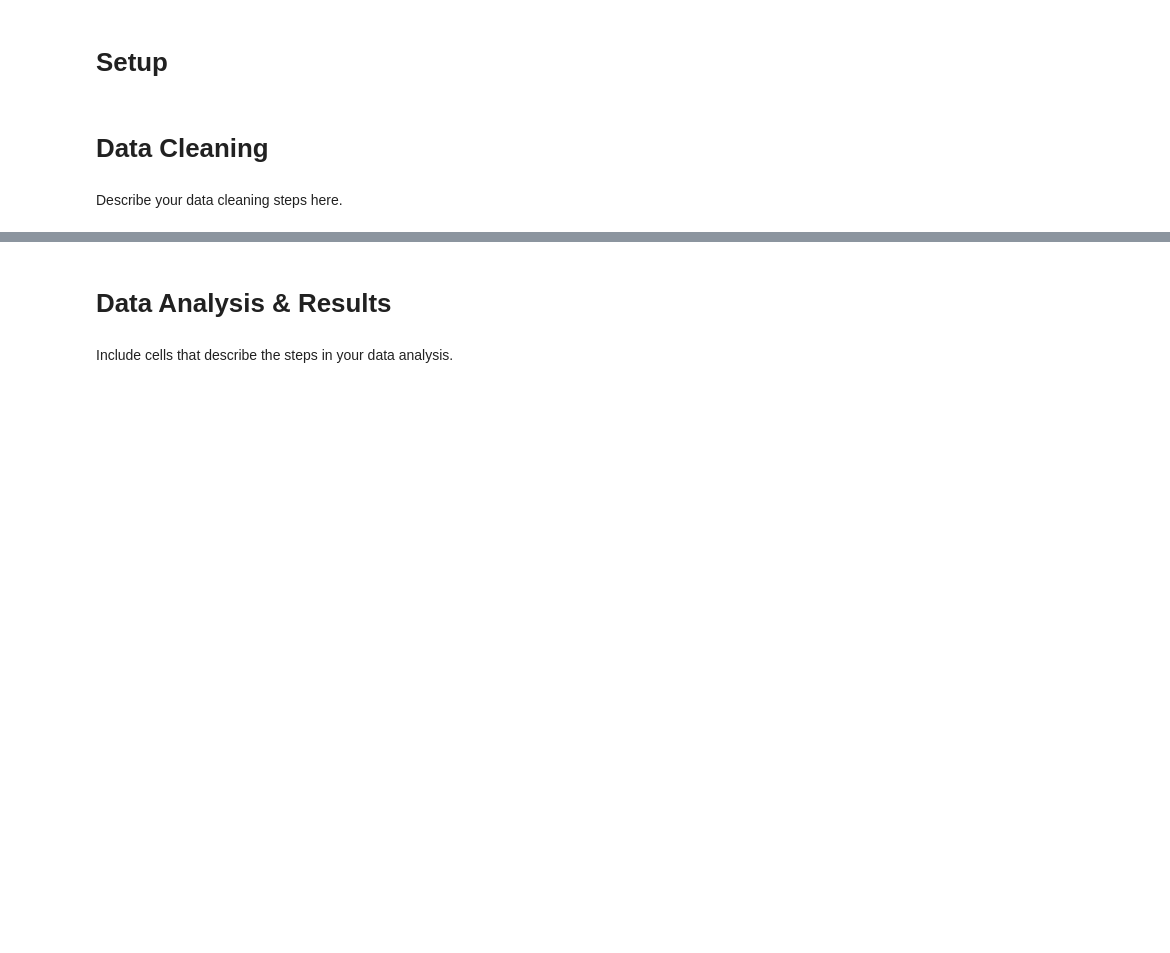
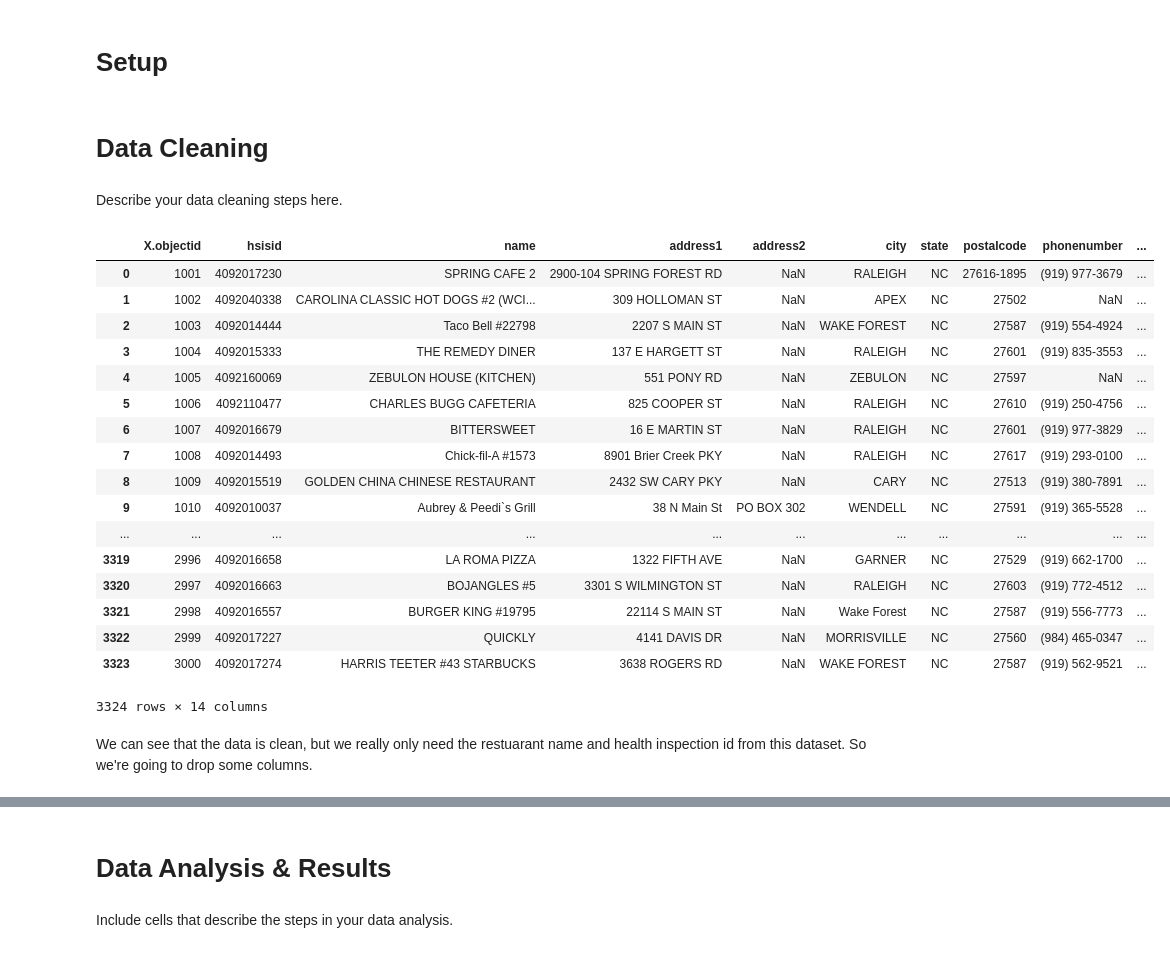
Before and after one commit to COGS108/individual_sp20, a Jupyter notebook: final_project/FinalProject_nkeodara.ipynb, the cells around one changed output, grey strips where cells are left out. Saved outputs shown, nothing was run; the diff lists cells and outputs as text; code cells hidden in the pictures; blank space fills up the shorter version.

```diff
--- a/final_project/FinalProject_nkeodara.ipynb
+++ b/final_project/FinalProject_nkeodara.ipynb
@@ -51,0 +77,24 @@ Describe your data cleaning steps here.
+# %%
+#View restaurant data
+rdf
+# %% [output]
+|  | X.objectid | hsisid | name | address1 | address2 | city | state | postalcode | phonenumber | ... |
+| 0 | 1001 | 4092017230 | SPRING CAFE 2 | 2900-104 SPRING FOREST RD | NaN | RALEIGH | NC | 27616-1895 | (919) 977-3679 | ... |
+| 1 | 1002 | 4092040338 | CAROLINA CLASSIC HOT DOGS #2 (WCI... | 309 HOLLOMAN ST | NaN | APEX | NC | 27502 | NaN | ... |
+| 2 | 1003 | 4092014444 | Taco Bell #22798 | 2207 S MAIN ST | NaN | WAKE FOREST | NC | 27587 | (919) 554-4924 | ... |
+| 3 | 1004 | 4092015333 | THE REMEDY DINER | 137 E HARGETT ST | NaN | RALEIGH | NC | 27601 | (919) 835-3553 | ... |
+| 4 | 1005 | 4092160069 | ZEBULON HOUSE (KITCHEN) | 551 PONY RD | NaN | ZEBULON | NC | 27597 | NaN | ... |
+| 5 | 1006 | 4092110477 | CHARLES BUGG CAFETERIA | 825 COOPER ST | NaN | RALEIGH | NC | 27610 | (919) 250-4756 | ... |
+| 6 | 1007 | 4092016679 | BITTERSWEET | 16 E MARTIN ST | NaN | RALEIGH | NC | 27601 | (919) 977-3829 | ... |
+| 7 | 1008 | 4092014493 | Chick-fil-A #1573 | 8901 Brier Creek PKY | NaN | RALEIGH | NC | 27617 | (919) 293-0100 | ... |
+| 8 | 1009 | 4092015519 | GOLDEN CHINA CHINESE RESTAURANT | 2432 SW CARY PKY | NaN | CARY | NC | 27513 | (919) 380-7891 | ... |
+| 9 | 1010 | 4092010037 | Aubrey & Peedi`s Grill | 38 N Main St | PO BOX 302 | WENDELL | NC | 27591 | (919) 365-5528 | ... |
+| ... | ... | ... | ... | ... | ... | ... | ... | ... | ... | ... |
+| 3319 | 2996 | 4092016658 | LA ROMA PIZZA | 1322 FIFTH AVE | NaN | GARNER | NC | 27529 | (919) 662-1700 | ... |
+| 3320 | 2997 | 4092016663 | BOJANGLES #5 | 3301 S WILMINGTON ST | NaN | RALEIGH | NC | 27603 | (919) 772-4512 | ... |
+| 3321 | 2998 | 4092016557 | BURGER KING #19795 | 22114 S MAIN ST | NaN | Wake Forest | NC | 27587 | (919) 556-7773 | ... |
+| 3322 | 2999 | 4092017227 | QUICKLY | 4141 DAVIS DR | NaN | MORRISVILLE | NC | 27560 | (984) 465-0347 | ... |
+| 3323 | 3000 | 4092017274 | HARRIS TEETER #43 STARBUCKS | 3638 ROGERS RD | NaN | WAKE FOREST | NC | 27587 | (919) 562-9521 | ... |
+3324 rows × 14 columns
+# %% [markdown]
+We can see that the data is clean, but we really only need the restuarant name and health inspection id from this dataset. So we're going to drop some columns.
```
Also changed, not shown: parts of 24 cells of this notebook.
